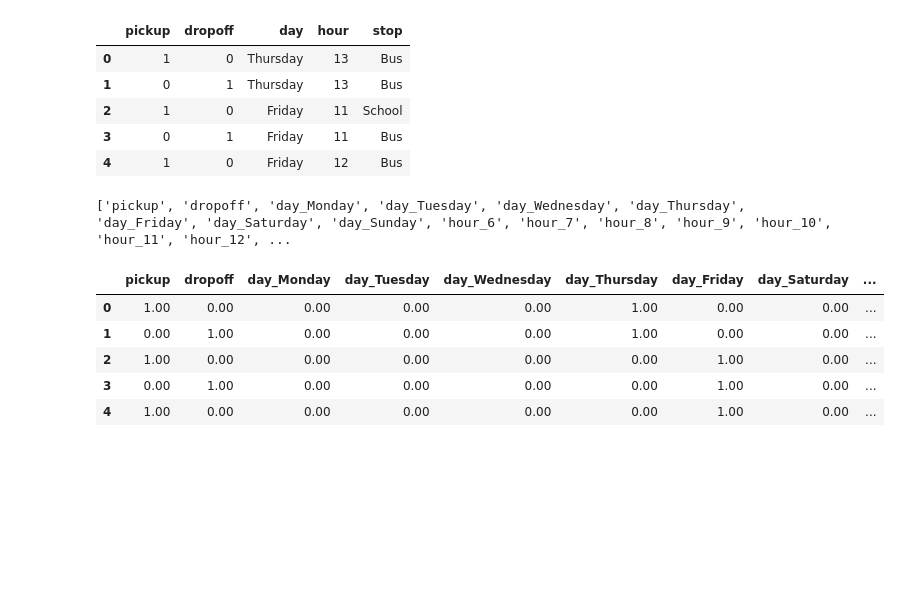
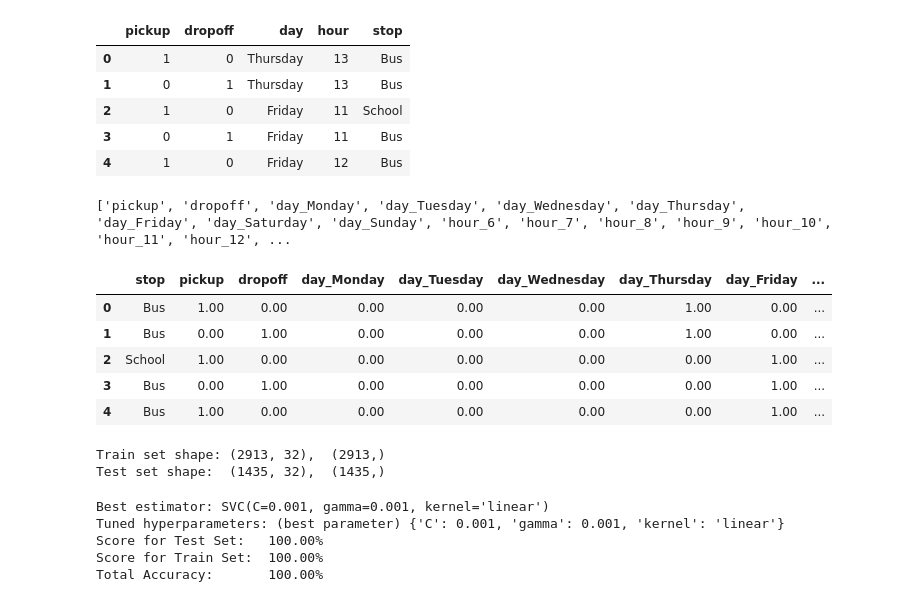
Before and after one commit to jrosilam/MayMobility_TakeHome, a Jupyter notebook: takehome_test.ipynb, the cells around one changed output. Drawn from its saved outputs; the diff is of its cells as text; code cells hidden in the pictures; blank space fills up the shorter version.

```diff
--- a/takehome_test.ipynb
+++ b/takehome_test.ipynb
@@ -1321,13 +1345,14 @@ features_2.head()
 # %%
 features_one_hot_2 = pd.get_dummies(data=features_2,columns=['day', 'hour', 'stop'])
 print(features_one_hot_2.keys().tolist())
 features_one_hot_2 = features_one_hot_2.astype('float64')
+features_one_hot_2 = pd.concat([features_2["stop"],features_one_hot_2],axis=1)
 features_one_hot_2.head()
 # %% [output]
 ['pickup', 'dropoff', 'day_Monday', 'day_Tuesday', 'day_Wednesday', 'day_Thursday', 'day_Friday', 'day_Saturday', 'day_Sunday', 'hour_6', 'hour_7', 'hour_8', 'hour_9', 'hour_10', 'hour_11', 'hour_12', ...
-|  | pickup | dropoff | day_Monday | day_Tuesday | day_Wednesday | day_Thursday | day_Friday | day_Saturday | ... |
-| 0 | 1.00 | 0.00 | 0.00 | 0.00 | 0.00 | 1.00 | 0.00 | 0.00 | ... |
-| 1 | 0.00 | 1.00 | 0.00 | 0.00 | 0.00 | 1.00 | 0.00 | 0.00 | ... |
-| 2 | 1.00 | 0.00 | 0.00 | 0.00 | 0.00 | 0.00 | 1.00 | 0.00 | ... |
-| 3 | 0.00 | 1.00 | 0.00 | 0.00 | 0.00 | 0.00 | 1.00 | 0.00 | ... |
-| 4 | 1.00 | 0.00 | 0.00 | 0.00 | 0.00 | 0.00 | 1.00 | 0.00 | ... |
+|  | stop | pickup | dropoff | day_Monday | day_Tuesday | day_Wednesday | day_Thursday | day_Friday | ... |
+| 0 | Bus | 1.00 | 0.00 | 0.00 | 0.00 | 0.00 | 1.00 | 0.00 | ... |
+| 1 | Bus | 0.00 | 1.00 | 0.00 | 0.00 | 0.00 | 1.00 | 0.00 | ... |
+| 2 | School | 1.00 | 0.00 | 0.00 | 0.00 | 0.00 | 0.00 | 1.00 | ... |
+| 3 | Bus | 0.00 | 1.00 | 0.00 | 0.00 | 0.00 | 0.00 | 1.00 | ... |
+| 4 | Bus | 1.00 | 0.00 | 0.00 | 0.00 | 0.00 | 0.00 | 1.00 | ... |
@@ -1334,23 +1364,33 @@ features_one_hot_2.head()
+# %%
+# split train and test
+X_train, X_test, y_train, y_test = train_test_split(X, y, test_size=0.33, random_state=42)
+print(f'Train set shape: {X_train.shape},  {y_train.shape}')
+print(f'Test set shape:  {X_test.shape},  {y_test.shape}')
+# %% [output]
+Train set shape: (2913, 32),  (2913,)
+Test set shape:  (1435, 32),  (1435,)
 # %%
-# use features_one_hot_2
-y = np.asarray(features_one_hot_1['riders'])
-X = np.asarray(features_one_hot_1.drop(["riders"],axis=1))
-X = preprocessing.StandardScaler().fit_transform(X)
+# init parameters
+parameters = {'kernel':('linear', 'rbf', 'poly','rbf', 'sigmoid'),
+              'C': np.logspace(-3, 3, 5),
+              'gamma':np.logspace(-3, 3, 5)}
 
-# split train and test
-X_train, X_test, y_train, y_test = train_test_split(X, y, test_size=0.33, random_state=42)
-print(f'Train set shape: {X_train[:,1:].shape},  {y_train.shape}')
-print(f'Test set shape:  {X_test[:,1:].shape},  {y_test.shape}')
+svm = SVC()
+svm_cv = GridSearchCV(svm,parameters,cv=10) # Grid Search
 
-# Grid Search
-parameters = [{'alpha': [0.001, 0.005, 0.01, 0.05, 0.1, 0.5, 1, 5, 10, 50, 100]}]
-Grid = GridSearchCV(Ridge(), parameters, cv=4)
-Grid.fit(X_train[:,1:],y_train)
-y_hat = Grid.predict(X_test[:,1:])
+svm_cv.fit(X_train,y_train) # fit model
+
+y_hat = svm_cv.predict(X_test) # predict test
 
 # fprint Values
-print(f"Best estimator: {Grid.best_estimator_}")
-print(f"Tuned hyperparameters: (best parameter) {Grid.best_params_}")
-print(f"Score for Test Set:   {Grid.best_estimator_.score(X_test[:,1:],y_test):.2%}")
-print(f"Score for Train Set:  {Grid.best_estimator_.score(X_train[:,1:],y_train):.2%}")
-print(f"Total Accuracy:       {Grid.best_score_:.2%}")
+print(f"Best estimator: {svm_cv.best_estimator_}")
+print(f"Tuned hyperparameters: (best parameter) {svm_cv.best_params_}")
+print(f"Score for Test Set:   {svm_cv.best_estimator_.score(X_test ,y_test):.2%}")
+print(f"Score for Train Set:  {svm_cv.best_estimator_.score(X_train,y_train):.2%}")
+print(f"Total Accuracy:       {svm_cv.best_score_:.2%}")
+# %% [output]
+Best estimator: SVC(C=0.001, gamma=0.001, kernel='linear')
+Tuned hyperparameters: (best parameter) {'C': 0.001, 'gamma': 0.001, 'kernel': 'linear'}
+Score for Test Set:   100.00%
+Score for Train Set:  100.00%
+Total Accuracy:       100.00%
```
Also changed, not shown: parts of 15 cells of this notebook, 1 other file.
